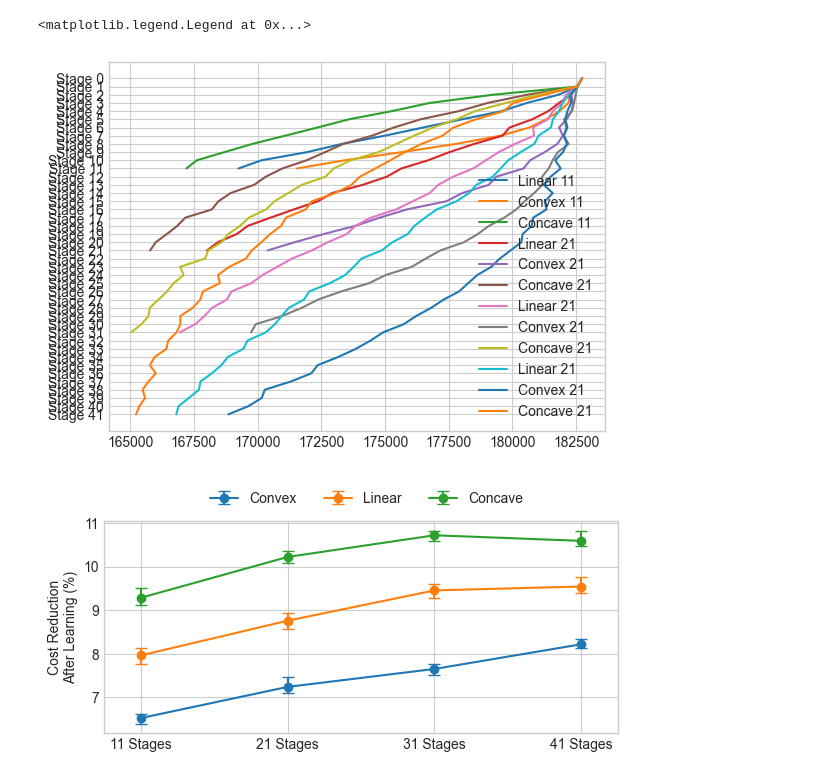
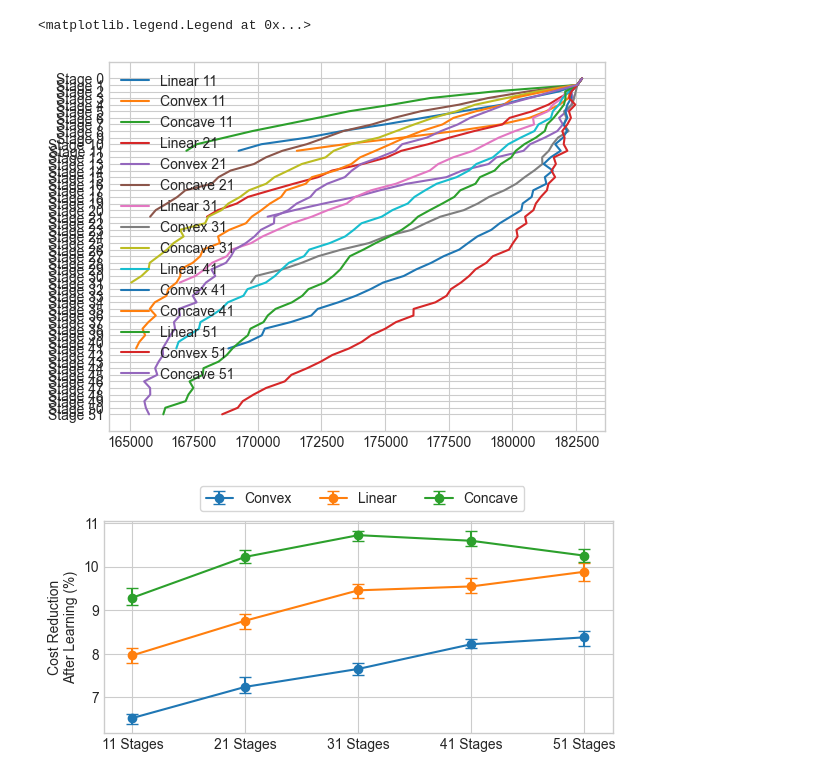
Before and after one commit to geraintpalmer/bed_moves_policy, a Jupyter notebook: src/experiments/annealing_experiments/analysis.ipynb, the cells around one changed output. Saved outputs shown, nothing was run; the diff lists cells and outputs as text; code cells hidden in the pictures.

```diff
--- a/src/experiments/annealing_experiments/analysis.ipynb
+++ b/src/experiments/annealing_experiments/analysis.ipynb
@@ -17,3 +17,6 @@ concave31 = pd.read_csv('concave31/results/evaluation.csv')
 linear41 = pd.read_csv('linear41/results/evaluation.csv')
 convex41 = pd.read_csv('convex41/results/evaluation.csv')
 concave41 = pd.read_csv('concave41/results/evaluation.csv')
+linear51 = pd.read_csv('linear51/results/evaluation.csv')
+convex51 = pd.read_csv('convex51/results/evaluation.csv')
+concave51 = pd.read_csv('concave51/results/evaluation.csv')
@@ -22,25 +41,29 @@ baseline = linear11['Stage 0'].median()
 # %%
 plt.plot(linear11.median().values, linear11.median().index, label='Linear 11')
 plt.plot(convex11.median().values, convex11.median().index, label='Convex 11')
 plt.plot(concave11.median().values, concave11.median().index, label='Concave 11')
 
 plt.plot(linear21.median().values, linear21.median().index, label='Linear 21')
 plt.plot(convex21.median().values, convex21.median().index, label='Convex 21')
 plt.plot(concave21.median().values, concave21.median().index, label='Concave 21')
 
-plt.plot(linear31.median().values, linear31.median().index, label='Linear 21')
-plt.plot(convex31.median().values, convex31.median().index, label='Convex 21')
-plt.plot(concave31.median().values, concave31.median().index, label='Concave 21')
+plt.plot(linear31.median().values, linear31.median().index, label='Linear 31')
+plt.plot(convex31.median().values, convex31.median().index, label='Convex 31')
+plt.plot(concave31.median().values, concave31.median().index, label='Concave 31')
 
-plt.plot(linear41.median().values, linear41.median().index, label='Linear 21')
-plt.plot(convex41.median().values, convex41.median().index, label='Convex 21')
-plt.plot(concave41.median().values, concave41.median().index, label='Concave 21')
+plt.plot(linear41.median().values, linear41.median().index, label='Linear 41')
+plt.plot(convex41.median().values, convex41.median().index, label='Convex 41')
+plt.plot(concave41.median().values, concave41.median().index, label='Concave 41')
+
+plt.plot(linear51.median().values, linear51.median().index, label='Linear 51')
+plt.plot(convex51.median().values, convex51.median().index, label='Convex 51')
+plt.plot(concave51.median().values, concave51.median().index, label='Concave 51')
 
 plt.gca().invert_yaxis()
 plt.legend()
 # %% [output]
 <matplotlib.legend.Legend at 0x...>
-[figure, old version]
+[figure, new version]
 # %%
 def get_med_ci(data):
     median = ((baseline - data.median()) / data.median()) * 100
@@ -79,18 +106,18 @@ for z in concaves:
     yerrs_concave[1].append(cih)
 # %%
 fig, ax = plt.subplots(1, figsize=(6, 3))
-ax.errorbar(range(4), medians_convex, yerr=yerrs_convex, fmt="-o", capsize=4, label="Convex")
-ax.errorbar(range(4), medians_linear, yerr=yerrs_linear, fmt="-o", capsize=4, label="Linear")
-ax.errorbar(range(4), medians_concave, yerr=yerrs_concave, fmt="-o", capsize=4, label="Concave")
+ax.errorbar(range(5), medians_convex, yerr=yerrs_convex, fmt="-o", capsize=4, label="Convex")
+ax.errorbar(range(5), medians_linear, yerr=yerrs_linear, fmt="-o", capsize=4, label="Linear")
+ax.errorbar(range(5), medians_concave, yerr=yerrs_concave, fmt="-o", capsize=4, label="Concave")
 # ax.plot([((baseline - v) / baseline) * 100 for v in [c.median().min() for c in convexs]], label='Convex', marker='o')
 # ax.plot([((baseline - v) / baseline) * 100 for v in [c.median().min() for c in linears]], label='Linear', marker='o')
 # ax.plot([((baseline - v) / baseline) * 100 for v in [c.median().min() for c in concaves]], label='Concave', marker='o')
-ax.set_xticks([0, 1, 2, 3])
-ax.set_xticklabels(['11 Stages', '21 Stages', '31 Stages', '41 Stages'])
-ax.set_xlim(-0.25, 3.25)
+ax.set_xticks([0, 1, 2, 3, 4])
+ax.set_xticklabels(['11 Stages', '21 Stages', '31 Stages', '41 Stages', '51 Stages'])
+ax.set_xlim(-0.25, 4.25)
 ax.set_ylabel("Cost Reduction\nAfter Learning (%)")
-plt.legend(ncol=3, bbox_to_anchor=(0.84, 1.2))
+plt.legend(ncol=3, bbox_to_anchor=(0.84, 1.2), frameon=True)
 plt.tight_layout()
-plt.show()
+fig.savefig("../../../plt/annealing_experiment.pdf")
 # %% [output]
-[figure, old version]
+[figure, new version]
```
Also changed, not shown: parts of 6 cells of this notebook, 44 other files.
